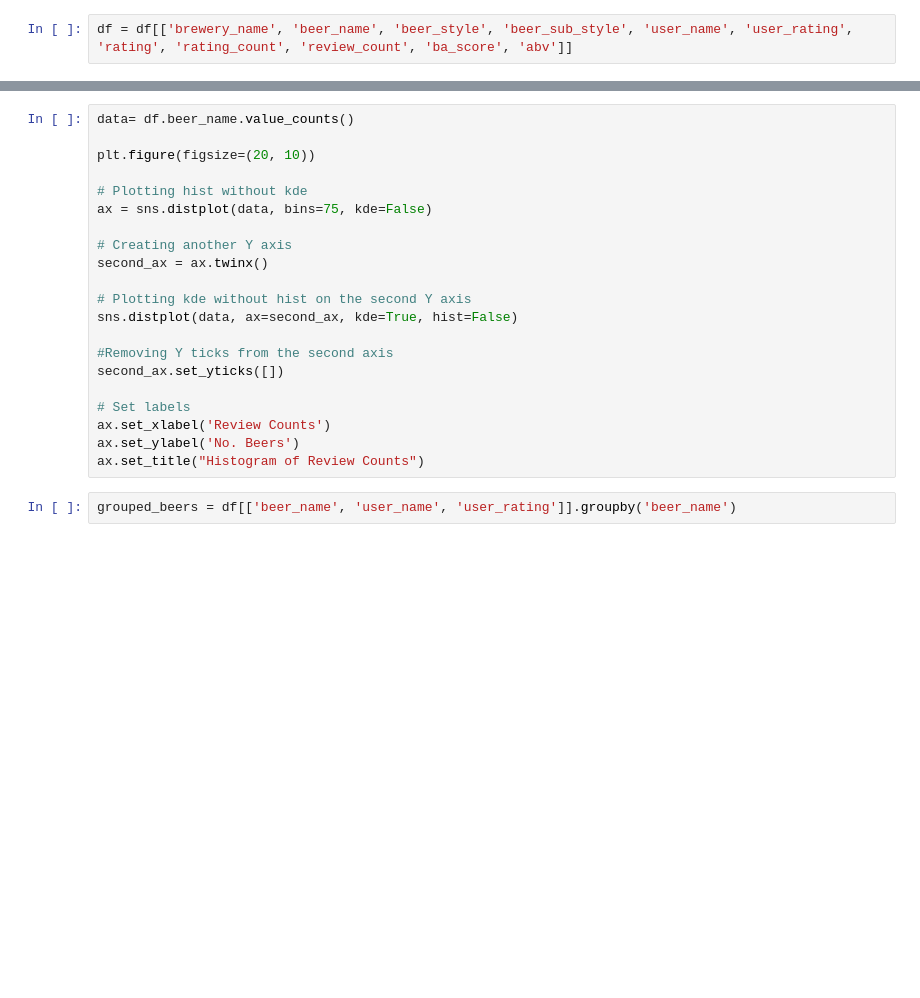
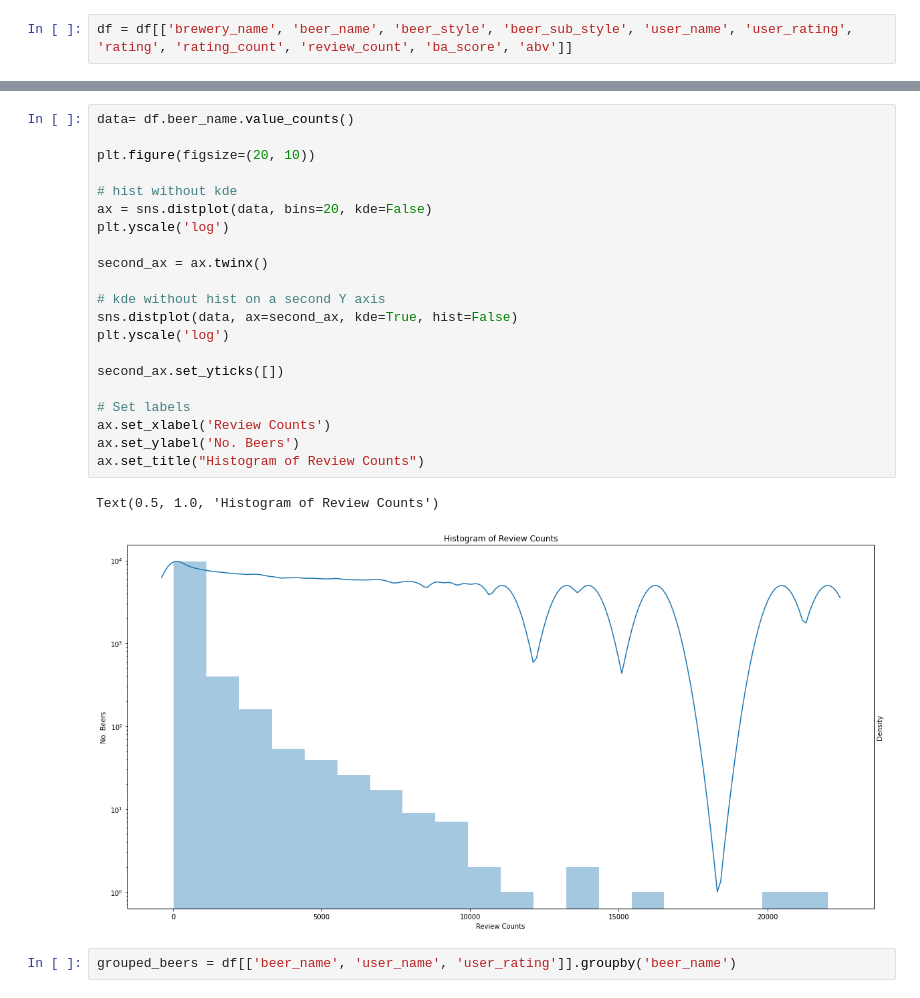
Before and after one commit to jujbates/Beer-Recommendation-System, a Jupyter notebook: notebooks/2.0-jjb-initial-data-exploration.ipynb, the cells around one changed output, grey strips where cells are left out. Drawn from its saved outputs; the diff is of its cells as text; blank space fills up the shorter version.

```diff
--- a/notebooks/2.0-jjb-initial-data-exploration.ipynb
+++ b/notebooks/2.0-jjb-initial-data-exploration.ipynb
@@ -66,24 +215,27 @@ df.describe()
 # %%
 data= df.beer_name.value_counts()
 
 plt.figure(figsize=(20, 10))
 
-# Plotting hist without kde
-ax = sns.distplot(data, bins=75, kde=False)
+# hist without kde
+ax = sns.distplot(data, bins=20, kde=False)
+plt.yscale('log')
 
-# Creating another Y axis
 second_ax = ax.twinx()
 
-# Plotting kde without hist on the second Y axis
+# kde without hist on a second Y axis
 sns.distplot(data, ax=second_ax, kde=True, hist=False)
+plt.yscale('log')
 
-#Removing Y ticks from the second axis
 second_ax.set_yticks([])
 
 # Set labels
 ax.set_xlabel('Review Counts')
 ax.set_ylabel('No. Beers')
 ax.set_title("Histogram of Review Counts")
+# %% [output]
+Text(0.5, 1.0, 'Histogram of Review Counts')
+[figure, added]
 # %%
 grouped_beers = df[['beer_name', 'user_name', 'user_rating']].groupby('beer_name')
 # %%
```
Also changed, not shown: parts of 67 cells of this notebook, 1 other file.
